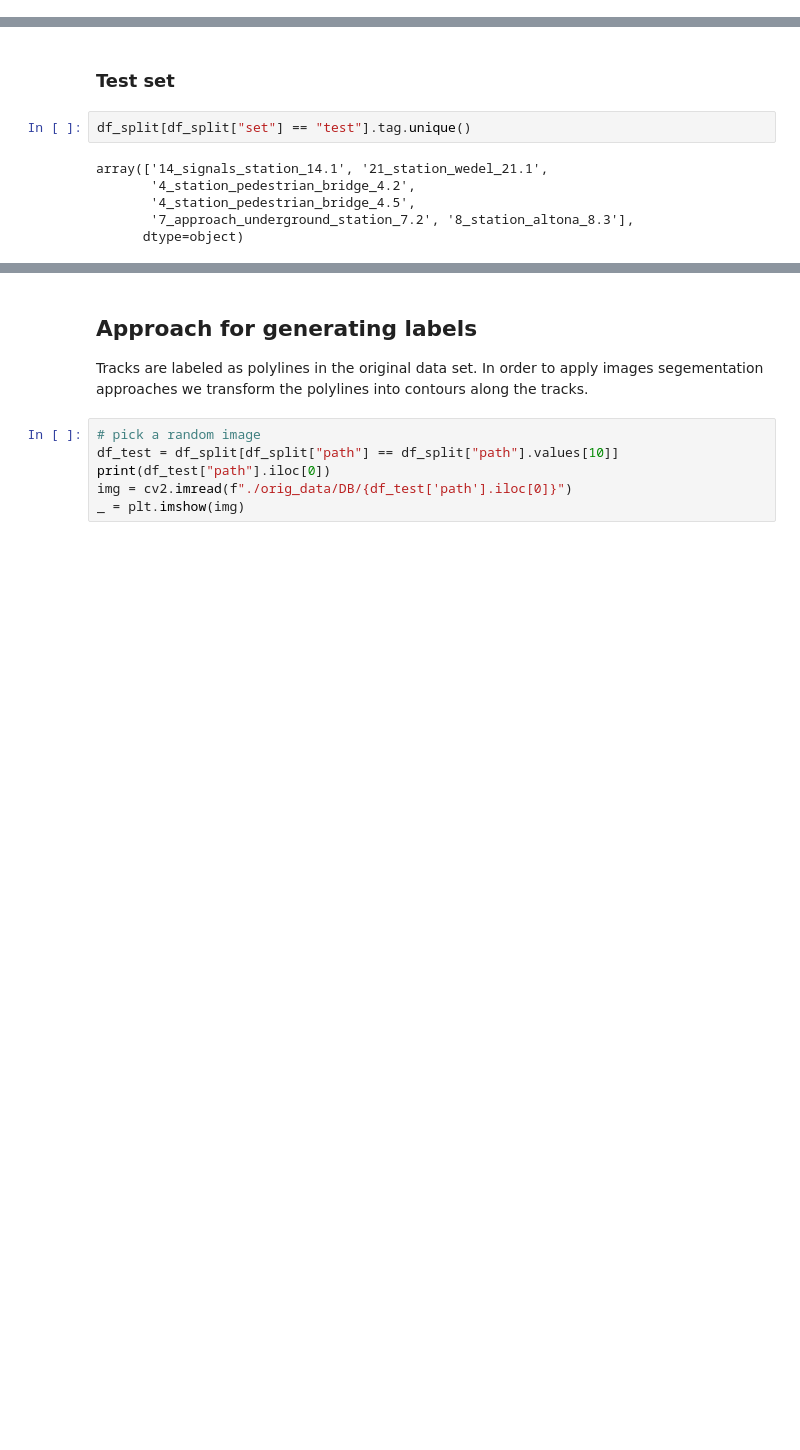
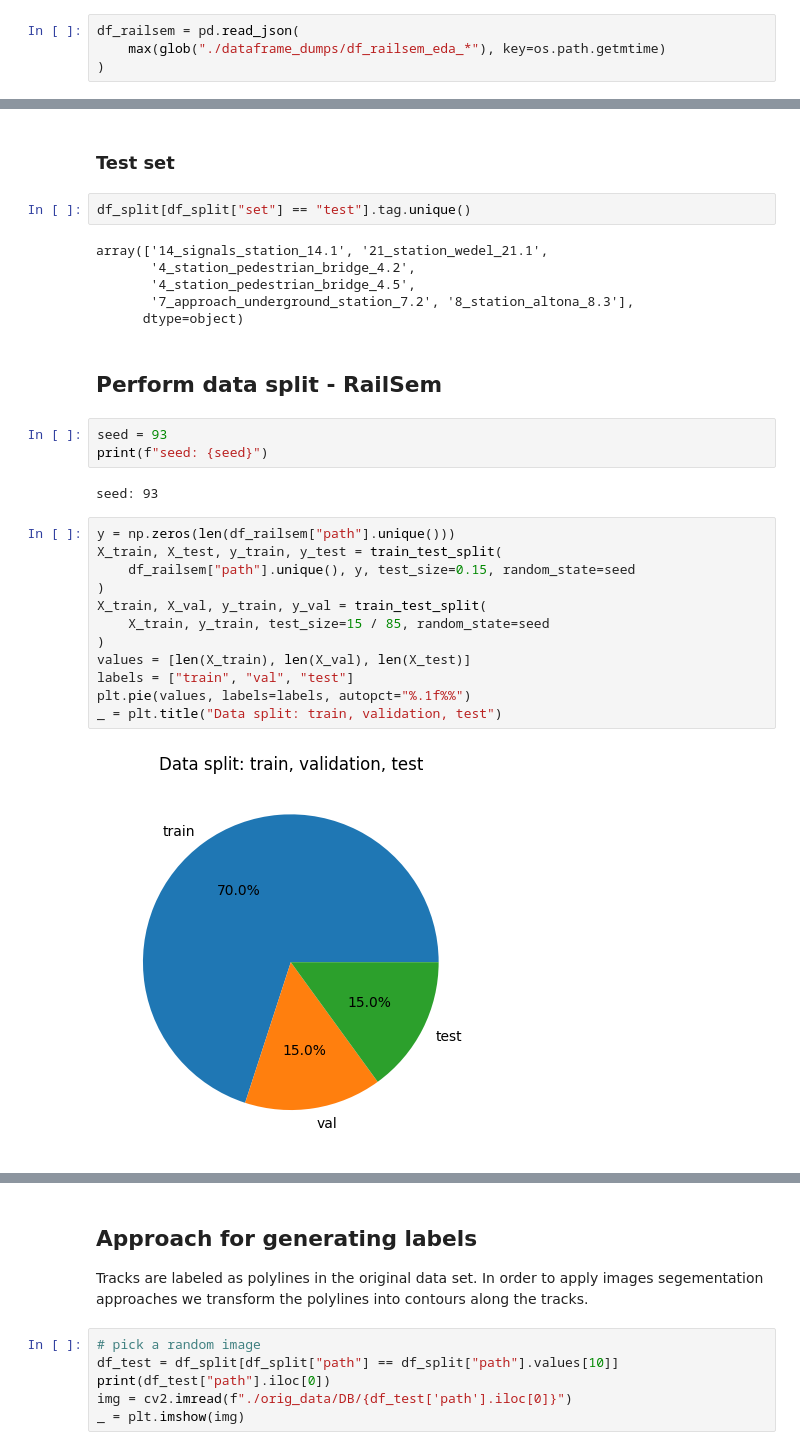
Before and after one commit to clewfirstspockonehanded/rail_detection_preparation, a Jupyter notebook: 02_data_split.ipynb, the cells around one changed output, grey strips where cells are left out. Cells and saved outputs as stored; diff of their text form; blank space fills up the shorter version.

Commit message:
adjsutments after adding railsem

```diff
--- a/02_data_split.ipynb
+++ b/02_data_split.ipynb
@@ -42 +48,5 @@ df = pd.read_json(max(glob("./dataframe_dumps/df_eda_*"), key=os.path.getmtime))
+# %%
+df_railsem = pd.read_json(
+    max(glob("./dataframe_dumps/df_railsem_eda_*"), key=os.path.getmtime)
+)
 # %% [markdown]
@@ -108,3 +118,24 @@ array(['14_signals_station_14.1', '21_station_wedel_21.1',
        '4_station_pedestrian_bridge_4.5',
        '7_approach_underground_station_7.2', '8_station_altona_8.3'],
       dtype=object)
+# %% [markdown]
+## Perform data split - RailSem
+# %%
+seed = 93
+print(f"seed: {seed}")
+# %% [output]
+seed: 93
+# %%
+y = np.zeros(len(df_railsem["path"].unique()))
+X_train, X_test, y_train, y_test = train_test_split(
+    df_railsem["path"].unique(), y, test_size=0.15, random_state=seed
+)
+X_train, X_val, y_train, y_val = train_test_split(
+    X_train, y_train, test_size=15 / 85, random_state=seed
+)
+values = [len(X_train), len(X_val), len(X_test)]
+labels = ["train", "val", "test"]
+plt.pie(values, labels=labels, autopct="%.1f%%")
+_ = plt.title("Data split: train, validation, test")
+# %% [output]
+[figure, added]
```
Also changed, not shown: parts of 17 cells of this notebook, 12 other files.
